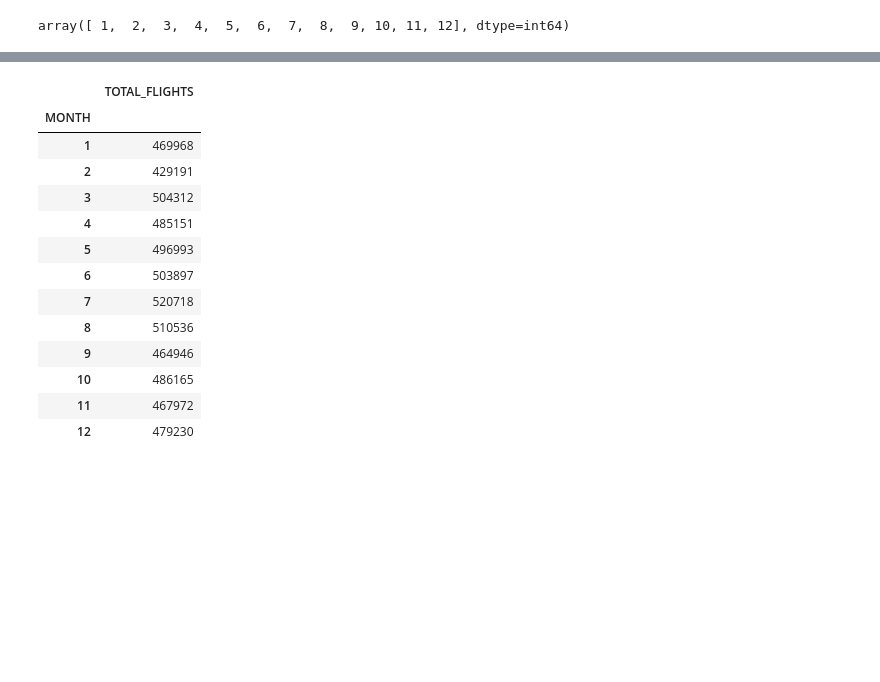
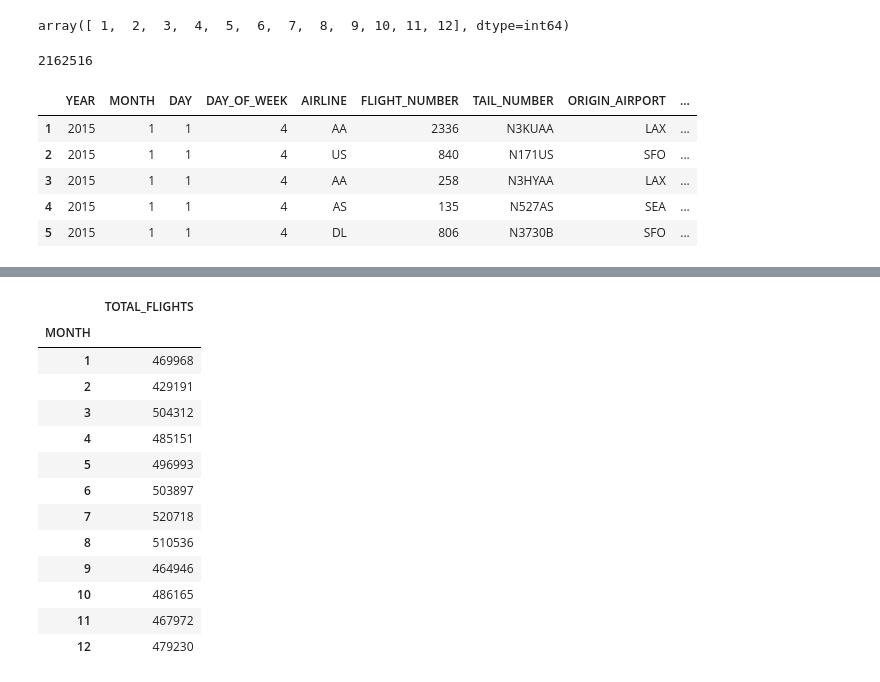
Before and after one commit to inesgfortis/Aircraft_Delays_Analysis, a Jupyter notebook: Pruebas Procesado.ipynb, the cells around one changed output, grey strips where cells are left out. Saved outputs shown, nothing was run; the diff lists cells and outputs as text; code cells hidden in the pictures; blank space fills up the shorter version.

Commit message:
Intento arreglo problemas códigos aeropuertos
Intento arreglo problemas códigos aeropuertos

```diff
--- a/Pruebas Procesado.ipynb
+++ b/Pruebas Procesado.ipynb
@@ -34,0 +76,7 @@ airports_df.head()
+# %%
+airports_fixed = airports_fixed[['ID','IATA_CODE']]
+codigos = []
+for i in range(0,len(airports_fixed),1):
+    codigos.append([airports_fixed['ID'].iloc[i],airports_fixed['IATA_CODE'].iloc[i]])
+# %%
+top_10_id = airports_fixed['ID'].unique()
@@ -34,0 +103,4 @@ airports_df.head()
+# %%
+# Filtramos los datos
+df = df[(df.ORIGIN_AIRPORT.isin(top_10_id))]
+len(df)
@@ -51,3 +129,21 @@ array([10], dtype=int64)
 df['MONTH'].unique()
 # %% [output]
 array([ 1,  2,  3,  4,  5,  6,  7,  8,  9, 10, 11, 12], dtype=int64)
+# %%
+# Lista con el top 10 de aeropuertos
+top_10_airports = ['JFK','LAX','ORD','MIA','SFO','IAD','ATL','EWR','MCO','BOS','LAS','SEA','MSY','DFW','IAH']
+
+# Filtramos los datos
+df = df[df.ORIGIN_AIRPORT.isin(top_10_airports)]
+len(df)
+# %% [output]
+2162516
+# %%
+df.head()
+# %% [output]
+|  | YEAR | MONTH | DAY | DAY_OF_WEEK | AIRLINE | FLIGHT_NUMBER | TAIL_NUMBER | ORIGIN_AIRPORT | ... |
+| 1 | 2015 | 1 | 1 | 4 | AA | 2336 | N3KUAA | LAX | ... |
+| 2 | 2015 | 1 | 1 | 4 | US | 840 | N171US | SFO | ... |
+| 3 | 2015 | 1 | 1 | 4 | AA | 258 | N3HYAA | LAX | ... |
+| 4 | 2015 | 1 | 1 | 4 | AS | 135 | N527AS | SEA | ... |
+| 5 | 2015 | 1 | 1 | 4 | DL | 806 | N3730B | SFO | ... |
```
Also changed, not shown: parts of 9 cells of this notebook, 5 other files.
